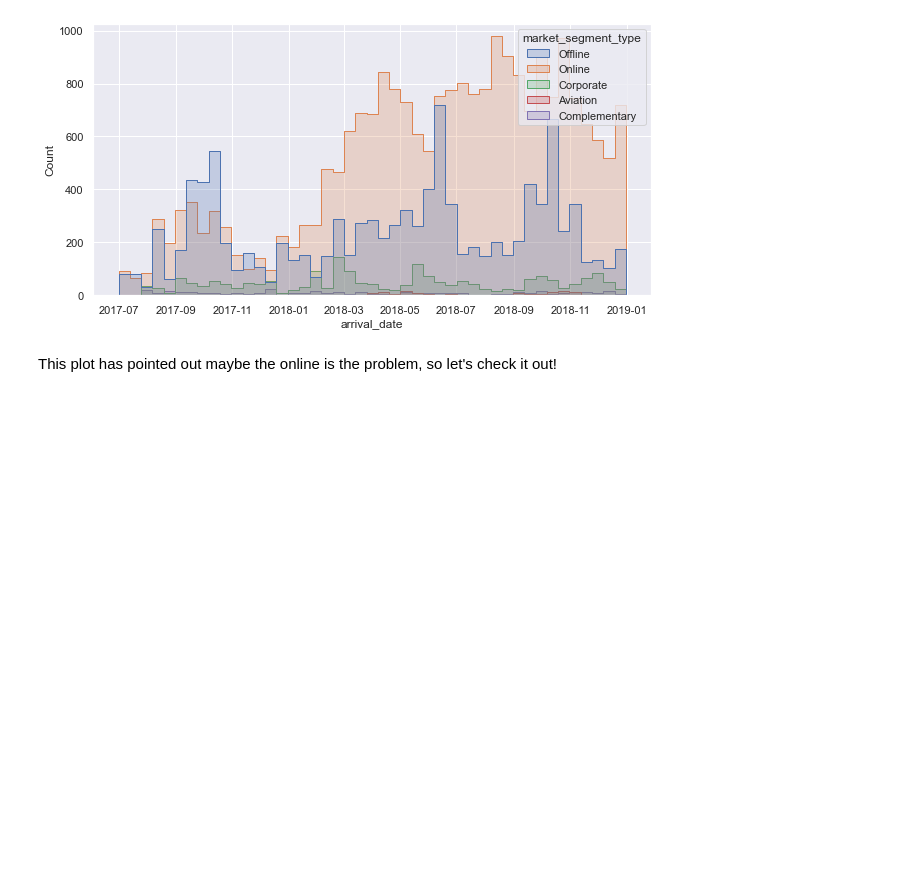
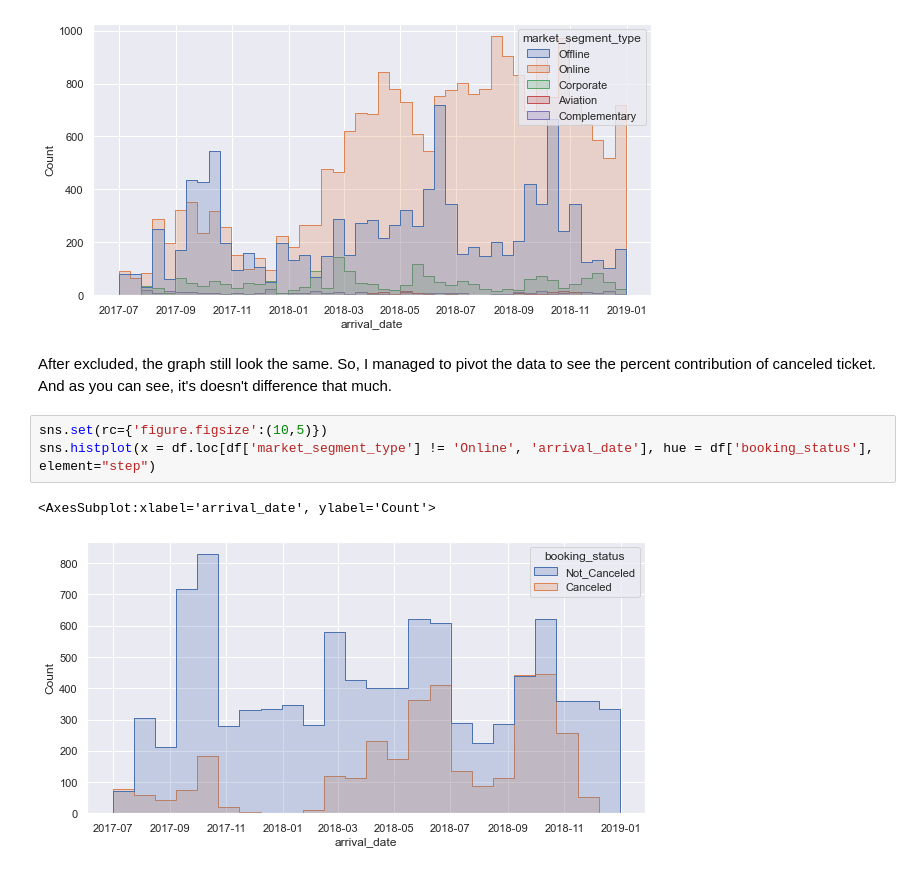
Before and after one commit to Sirabhop/Kaggle_Challenge, a Jupyter notebook: Challenge_3_Hotel_Reservation.ipynb, the cells around one changed output. Drawn from its saved outputs; the diff is of its cells as text; blank space fills up the shorter version.

Commit message:
+Data Exploratory

```diff
--- a/Challenge_3_Hotel_Reservation.ipynb
+++ b/Challenge_3_Hotel_Reservation.ipynb
@@ -29,5 +40,12 @@ sns.histplot(x = df['arrival_date'], hue = df['market_segment_type'], element="s
 # %% [output]
 <AxesSubplot:xlabel='arrival_date', ylabel='Count'>
 [figure]
-# %% [markdown]
-This plot has pointed out maybe the online is the problem, so let's check it out!
+# %% [markdown]
+After excluded, the graph still look the same. So, I managed to pivot the data to see the percent contribution of canceled ticket.
+And as you can see, it's doesn't difference that much.
+# %%
+sns.set(rc={'figure.figsize':(10,5)})
+sns.histplot(x = df.loc[df['market_segment_type'] != 'Online', 'arrival_date'], hue = df['booking_status'], element="step")
+# %% [output]
+<AxesSubplot:xlabel='arrival_date', ylabel='Count'>
+[figure, added]
```
Also changed, not shown: parts of 16 cells of this notebook.
